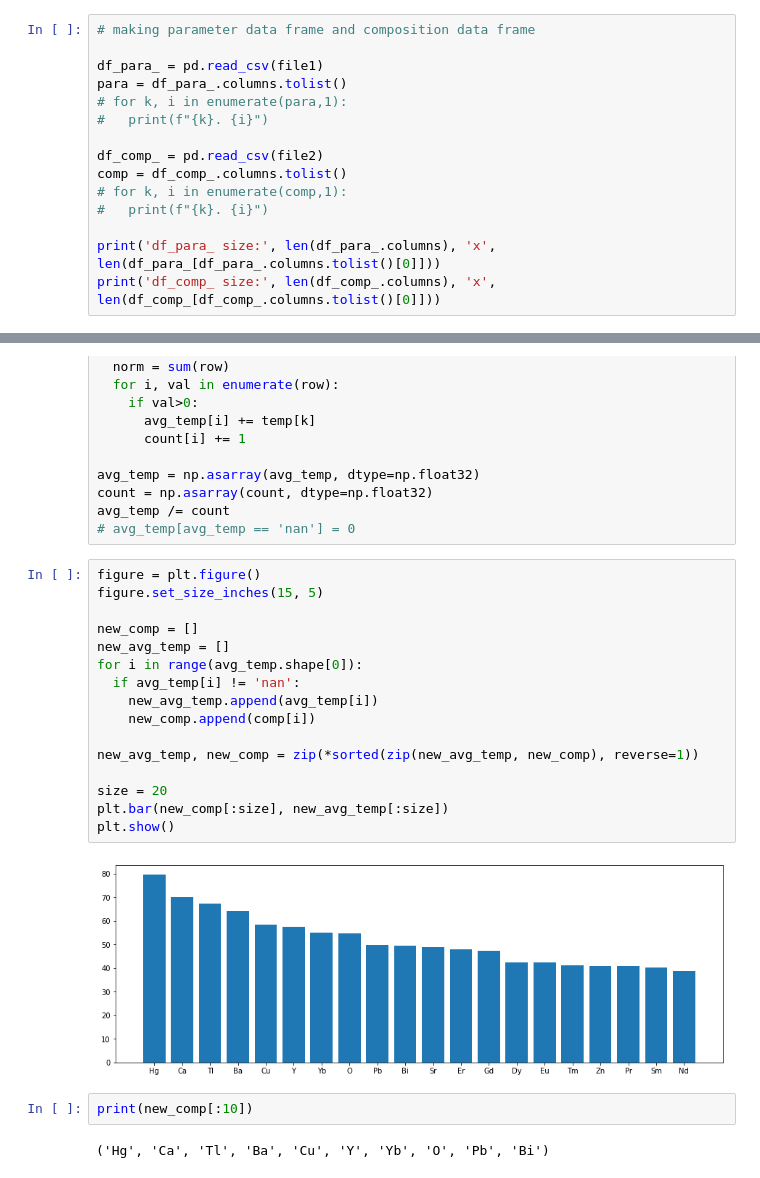
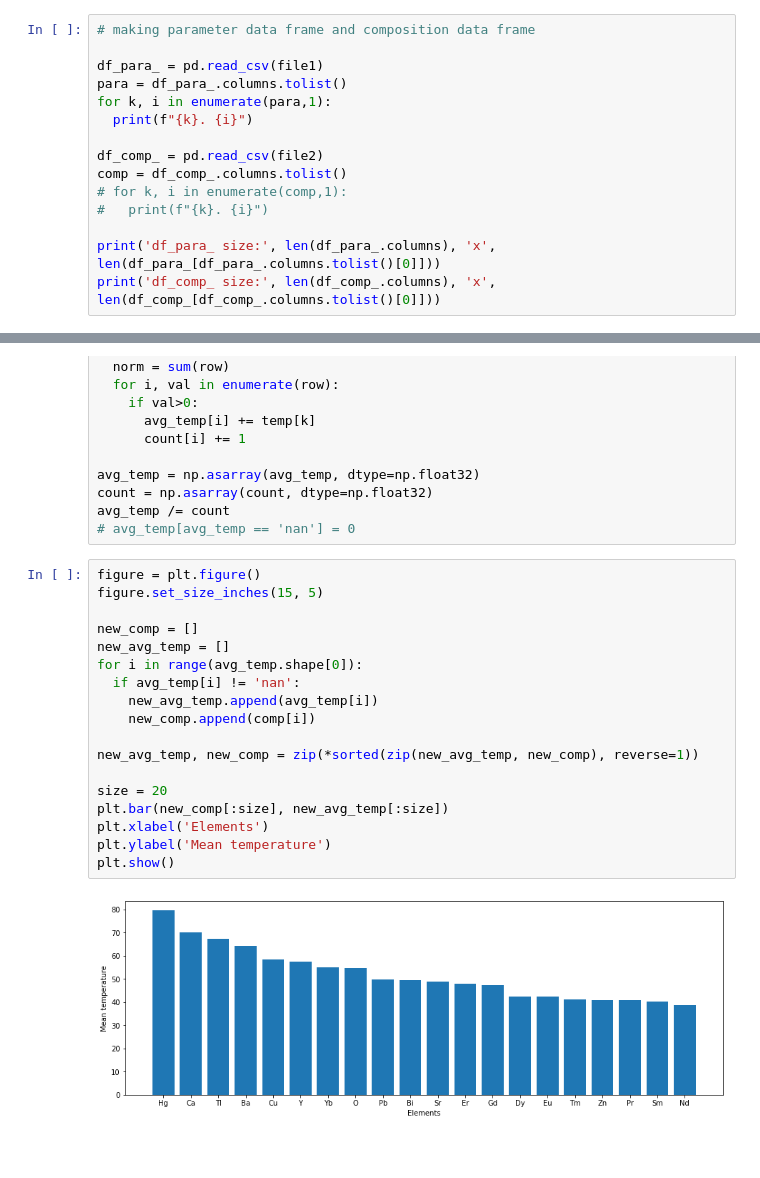
Before and after one commit to Redhatt/MS-ML, a Jupyter notebook: Train.ipynb, the cells around one changed output, grey strips where cells are left out. Cells and saved outputs as stored; diff of their text form; blank space fills up the shorter version.

```diff
--- a/Train.ipynb
+++ b/Train.ipynb
@@ -57,8 +57,8 @@ file2 = 'MS-ML/superconduct/unique_m.csv'
 
 df_para_ = pd.read_csv(file1)
 para = df_para_.columns.tolist()
-# for k, i in enumerate(para,1):
-#   print(f"{k}. {i}")
+for k, i in enumerate(para,1):
+  print(f"{k}. {i}")
 
 df_comp_ = pd.read_csv(file2)
 comp = df_comp_.columns.tolist()
@@ -261,22 +276,20 @@ avg_temp /= count
 # %%
 figure = plt.figure()
 figure.set_size_inches(15, 5)
 
 new_comp = []
 new_avg_temp = []
 for i in range(avg_temp.shape[0]):
   if avg_temp[i] != 'nan':
     new_avg_temp.append(avg_temp[i])
     new_comp.append(comp[i])
 
 new_avg_temp, new_comp = zip(*sorted(zip(new_avg_temp, new_comp), reverse=1))
 
 size = 20
 plt.bar(new_comp[:size], new_avg_temp[:size])
+plt.xlabel('Elements')
+plt.ylabel('Mean temperature')
 plt.show()
 # %% [output]
-[figure, old version]
+[figure, new version]
-# %%
-print(new_comp[:10])
-# %% [output]
-('Hg', 'Ca', 'Tl', 'Ba', 'Cu', 'Y', 'Yb', 'O', 'Pb', 'Bi')
```
Also changed, not shown: parts of 2 cells of this notebook.
